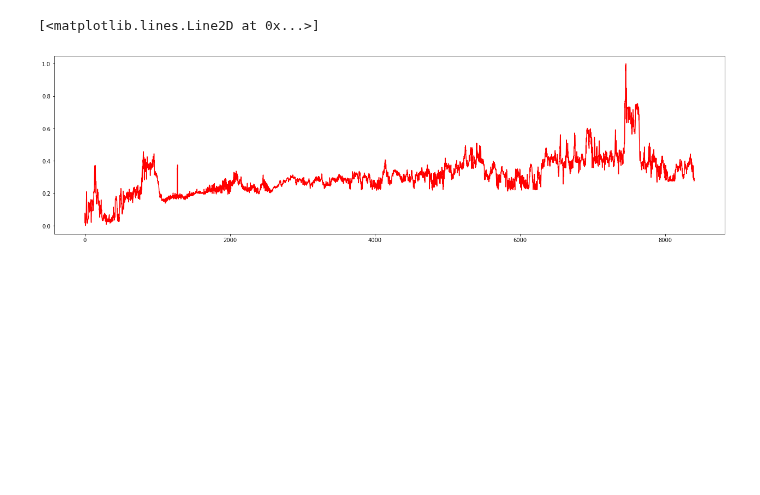
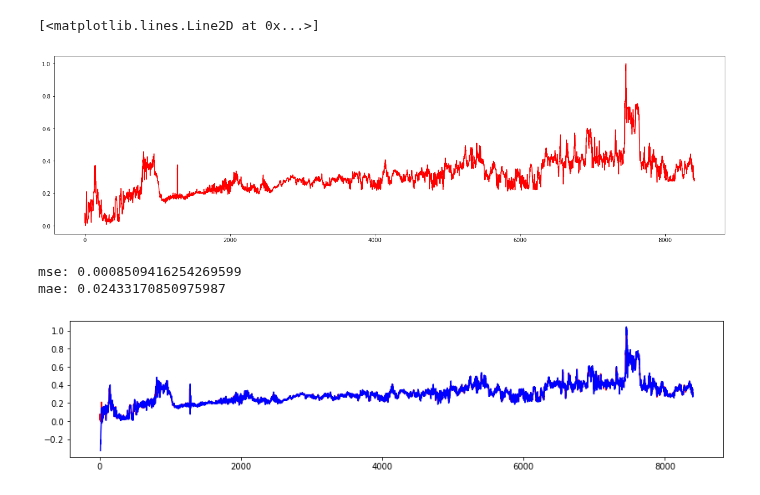
Before and after one commit to ANN-2019-2/evaluacion-ascontrerash, a Jupyter notebook: 01-precios.ipynb, the cells around one changed output. Drawn from its saved outputs; the diff is of its cells as text; code cells hidden in the pictures; blank space fills up the shorter version.

```diff
--- a/01-precios.ipynb
+++ b/01-precios.ipynb
@@ -232,3 +234,49 @@ class Adaline:
             X = np.array(X)
         u = np.dot(X, self.coef_) + self.intercept_
         return u
+# %%
+##  Primero debemos preparar los datos
+##  Para pronosticar el valor actual se toman los `L`
+##  valores previos de la serie
+##
+L = 8
+
+d = list(R3.reshape(1,-1)[0])
+
+##
+## Forma la matriz X
+##
+X = []
+for t in range(L, len(d)):
+    X.append(d[t-L:t].copy())
+# %%
+# Creamos el modelo
+model = Adaline(
+    learning_rate=0.05,  # tasa de aprendizaje
+    max_epochs=1,        # número máximo de iteraciones sobre el set de datos
+    shuffle=False,       # mezcla patrones para aprendizaje online
+    random_state=None,   #corrida reproducible
+    warm_start=False)    #inicia con pesos aleatorios
+# %%
+#Entrenamiento del modelo
+errors2, forecasts = model.fit(
+    X,
+    d[L:])
+# Ahora dividimos la data
+lonTest = 7
+test = d[len(d)-lonTest:len(d)]
+predict = forecasts[len(forecasts) - lonTest:len(forecasts)]
+# %%
+mse = mean_squared_error(test, predict)
+mae = mean_absolute_error(test, predict)
+
+print('mse:',mse)
+print('mae:',mae)
+
+plt.figure(figsize=(14,3))
+plt.plot(d, color='red');
+plt.plot(range(L,len(d)), forecasts, color = 'blue');
+# %% [output]
+mse: 0.0008509416254269599
+mae: 0.02433170850975987
+[figure, added]
```
Also changed, not shown: parts of 1 cell of this notebook.
